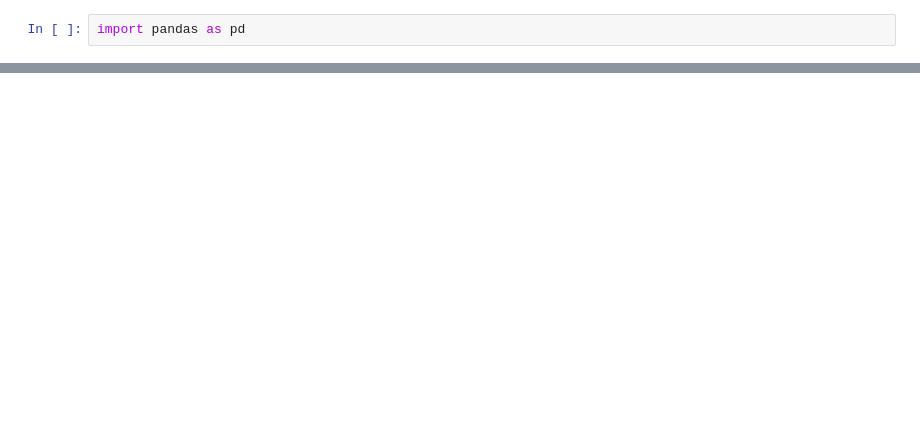
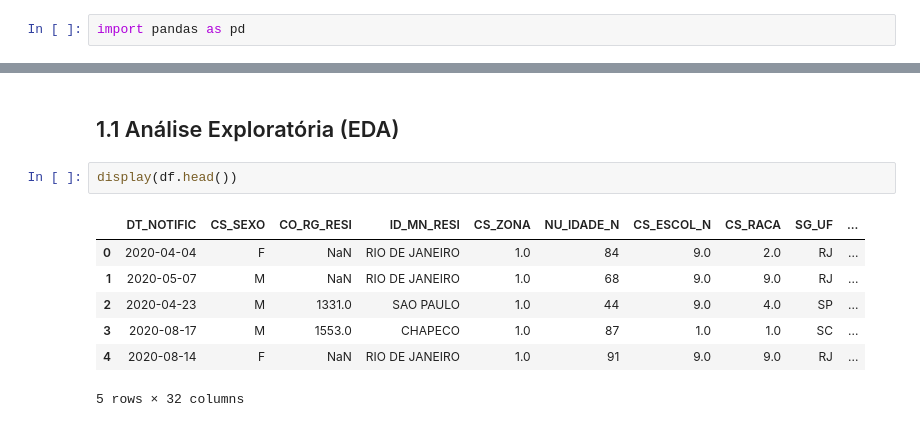
Before and after one commit to esthervsalves/Trabalho-final-IA, a Jupyter notebook: prediçãoIA.ipynb, the cells around one changed output, grey strips where cells are left out. Cells and saved outputs as stored; diff of their text form; blank space fills up the shorter version.

```diff
--- a/prediçãoIA.ipynb
+++ b/prediçãoIA.ipynb
@@ -26,0 +22,12 @@ print (df)
+# %% [markdown]
+## 1.1 Análise Exploratória (EDA)
+# %%
+display(df.head())
+# %% [output]
+|  | DT_NOTIFIC | CS_SEXO | CO_RG_RESI | ID_MN_RESI | CS_ZONA | NU_IDADE_N | CS_ESCOL_N | CS_RACA | SG_UF | ... |
+| 0 | 2020-04-04 | F | NaN | RIO DE JANEIRO | 1.0 | 84 | 9.0 | 2.0 | RJ | ... |
+| 1 | 2020-05-07 | M | NaN | RIO DE JANEIRO | 1.0 | 68 | 9.0 | 9.0 | RJ | ... |
+| 2 | 2020-04-23 | M | 1331.0 | SAO PAULO | 1.0 | 44 | 9.0 | 4.0 | SP | ... |
+| 3 | 2020-08-17 | M | 1553.0 | CHAPECO | 1.0 | 87 | 1.0 | 1.0 | SC | ... |
+| 4 | 2020-08-14 | F | NaN | RIO DE JANEIRO | 1.0 | 91 | 9.0 | 9.0 | RJ | ... |
+5 rows × 32 columns
```
Also changed, not shown: parts of 15 cells of this notebook.
